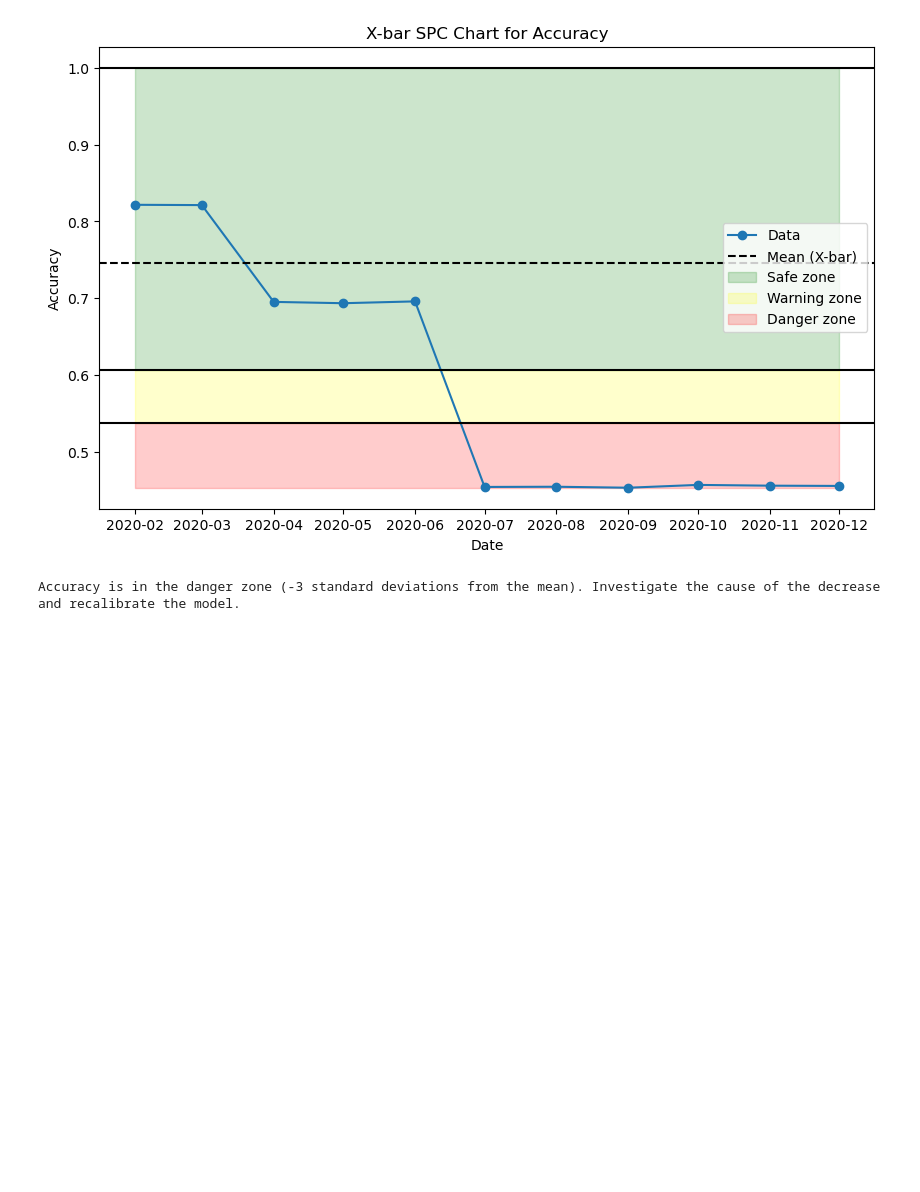
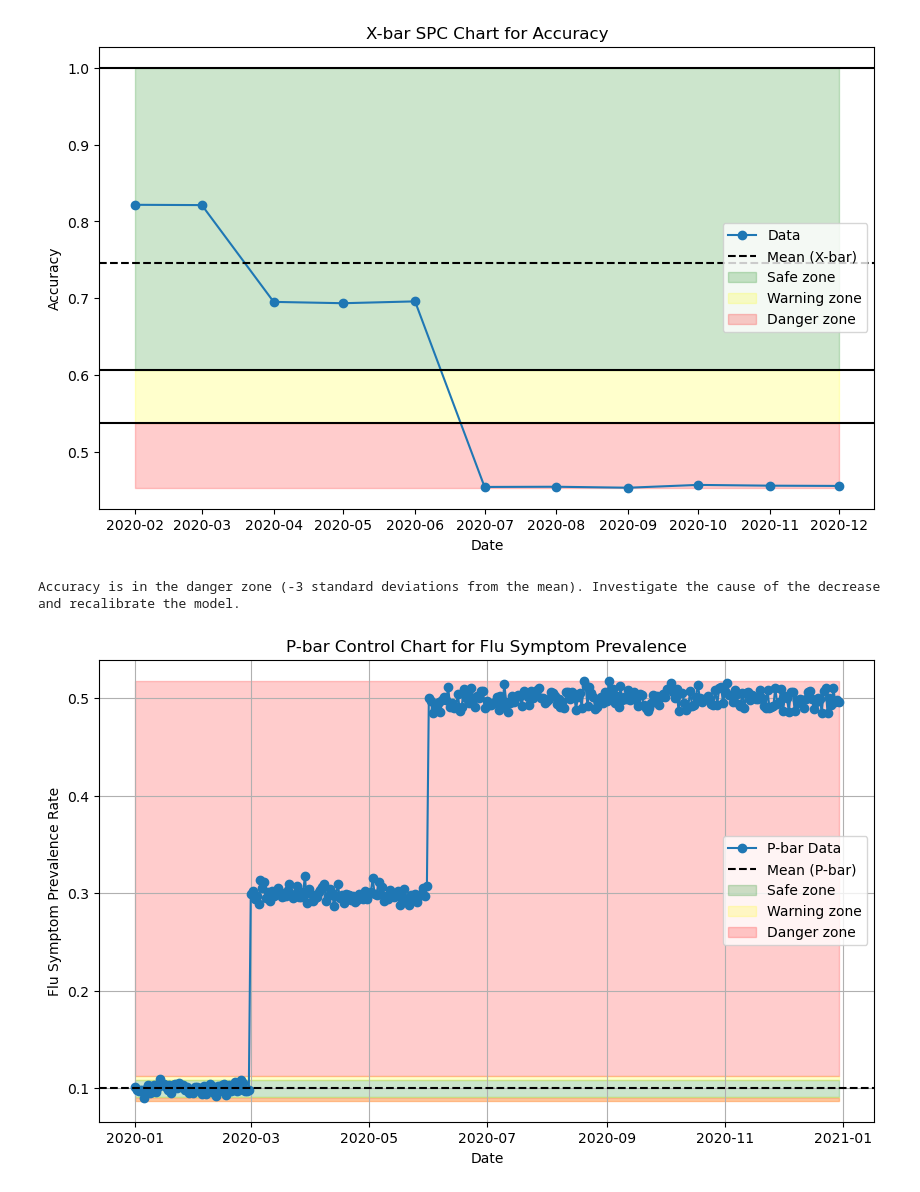
Before and after one commit to sdrelton/PREDICT, a Jupyter notebook: Examples/SPC_Covid_example.ipynb, the cells around one changed output. Saved outputs shown, nothing was run; the diff lists cells and outputs as text; code cells hidden in the pictures; blank space fills up the shorter version.

```diff
--- a/Examples/SPC_Covid_example.ipynb
+++ b/Examples/SPC_Covid_example.ipynb
@@ -158,4 +157,51 @@ if accuracy_df['Accuracy'].min() < l3sdl:
 # %% [output]
 [figure]
 Accuracy is in the danger zone (-3 standard deviations from the mean). Investigate the cause of the decrease and recalibrate the model.
+# %%
+# P-bar SPC chart to monitor changes to flu symptoms prevalence over time
+
+
+
+# Group data by date
+flu_symptom_prev = df.groupby('date').agg({'flu_symptoms': 'sum', 'age': 'count'}).reset_index()
+
+flu_symptom_prev.rename(columns={'age': 'num_of_patients'}, inplace=True)
+flu_symptom_prev
+
+flu_symptom_prev['p_bar'] = flu_symptom_prev['flu_symptoms'] / flu_symptom_prev['num_of_patients']
+
+# Choose the first 6 months to calculate the control limits
+startLCLDate = pd.to_datetime('01-01-2020', dayfirst=True)
+endLCLDate = pd.to_datetime('01-02-2020', dayfirst=True)
+
+lcl_calc_df = flu_symptom_prev[(flu_symptom_prev['date'] >= startLCLDate) & (flu_symptom_prev['date'] <= endLCLDate)]
+
+# Calculate P-bar overall for the selected period (mean prevalence rate) and control limits
+p_bar_overall = lcl_calc_df['p_bar'].mean()
+ucl = p_bar_overall + 3 * ((p_bar_overall * (1 - p_bar_overall)) / lcl_calc_df['num_of_patients'].iloc[0])**0.5
+ucl2sd = p_bar_overall + 2 * ((p_bar_overall * (1 - p_bar_overall)) / lcl_calc_df['num_of_patients'].iloc[0])**0.5
+lcl2sd = max(p_bar_overall - 2 * ((p_bar_overall * (1 - p_bar_overall)) / lcl_calc_df['num_of_patients'].iloc[0])**0.5, 0)
+lcl = max(p_bar_overall - 3 * ((p_bar_overall * (1 - p_bar_overall)) / lcl_calc_df['num_of_patients'].iloc[0])**0.5, 0)
+
+# Plot
+plt.figure(figsize=(10, 6))
+plt.plot(flu_symptom_prev['date'], flu_symptom_prev['p_bar'], marker='o', label='P-bar Data')
+plt.axhline(p_bar_overall, color='black', linestyle='--', label='Mean (P-bar)')
+# plt.axhline(ucl, color='black', linestyle='-')
+# plt.axhline(lcl, color='black', linestyle='-')
+
+plt.fill_between(flu_symptom_prev['date'], ucl2sd, lcl2sd, color='green', alpha=0.2, label='Safe zone')
+plt.fill_between(flu_symptom_prev['date'], lcl2sd, lcl, color='yellow', alpha=0.2, label='Warning zone')
+plt.fill_between(flu_symptom_prev['date'], ucl2sd, ucl, color='yellow', alpha=0.2)
+plt.fill_between(flu_symptom_prev['date'],  ucl, flu_symptom_prev['p_bar'].max(), color='red', alpha=0.2)
+plt.fill_between(flu_symptom_prev['date'],  lcl, flu_symptom_prev['p_bar'].min(), color='red', alpha=0.2, label='Danger zone')
+
+plt.title('P-bar Control Chart for Flu Symptom Prevalence')
+plt.xlabel('Date')
+plt.ylabel('Flu Symptom Prevalence Rate')
+plt.legend()
+plt.grid(True)
+plt.show()
+# %% [output]
+[figure, added]
 # %%
```
Also changed, not shown: parts of 3 cells of this notebook, 1 other file.
